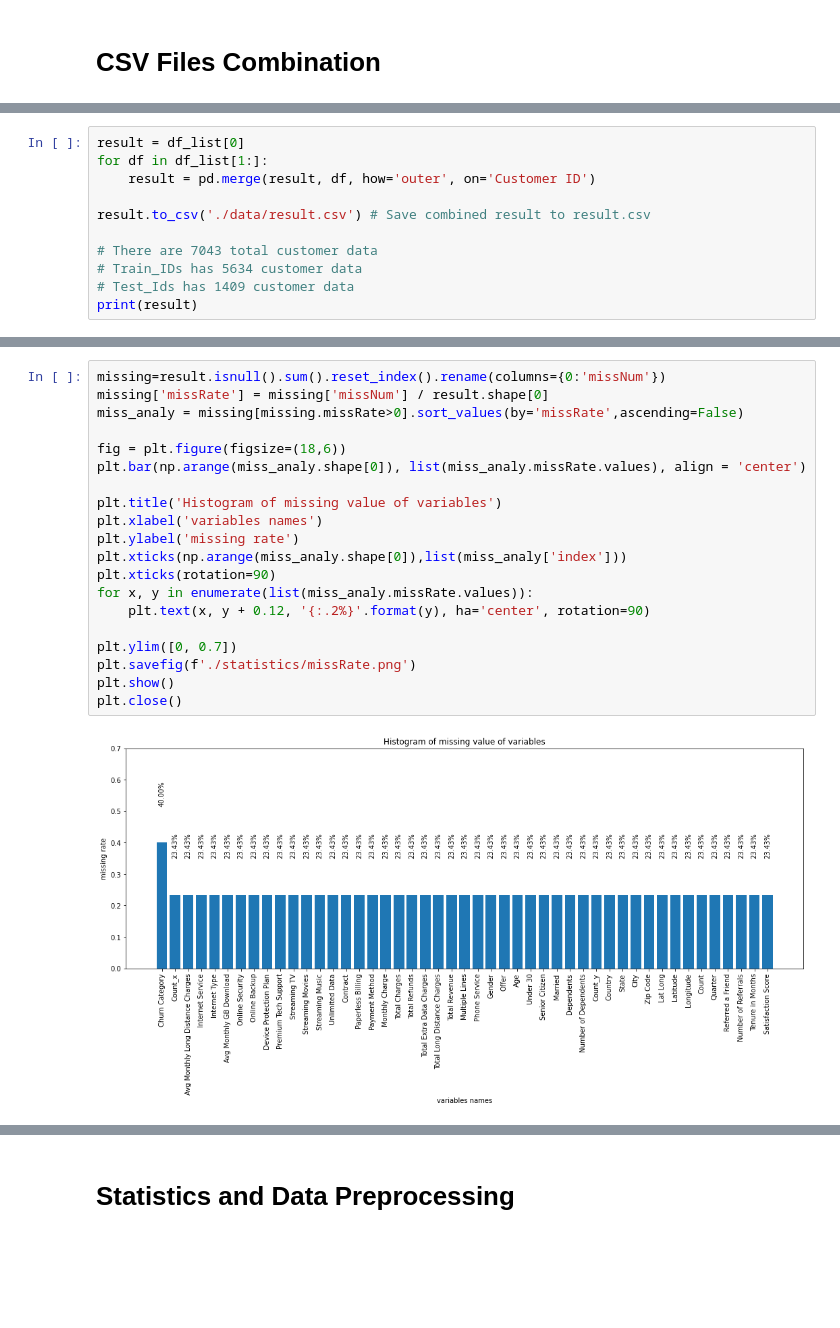
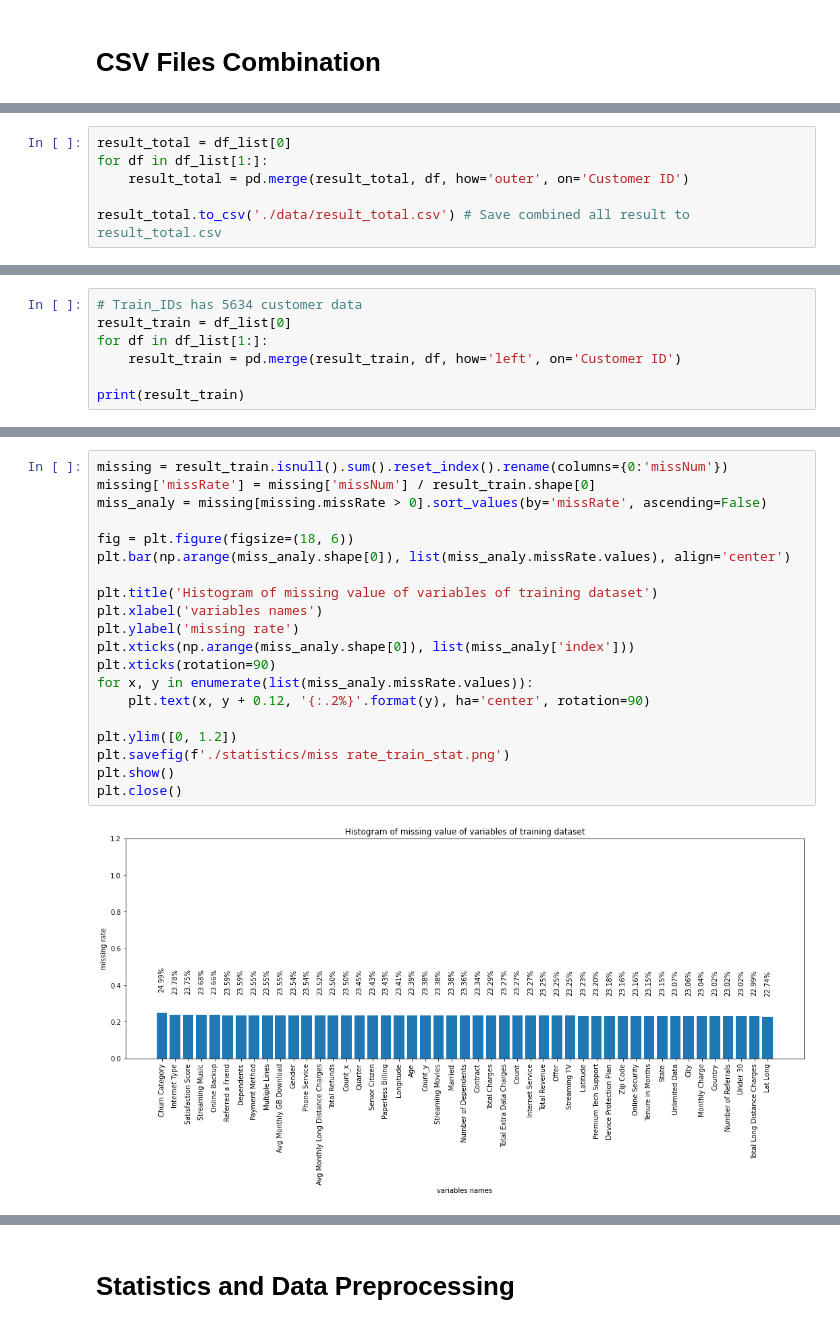
Before and after one commit to Offliners/ML2021_Fall, a Jupyter notebook: Final Project/HTML2021_Fall.ipynb, the cells around one changed output, grey strips where cells are left out. Cells and saved outputs as stored; diff of their text form; blank space fills up the shorter version.

```diff
--- a/Final Project/HTML2021_Fall.ipynb
+++ b/Final Project/HTML2021_Fall.ipynb
@@ -97,11 +90,6 @@ print(df_list[0]) # Train IDs
 # %%
-result = df_list[0]
+result_total = df_list[0]
 for df in df_list[1:]:
-    result = pd.merge(result, df, how='outer', on='Customer ID')
+    result_total = pd.merge(result_total, df, how='outer', on='Customer ID')
 
-result.to_csv('./data/result.csv') # Save combined result to result.csv
-
-# There are 7043 total customer data
-# Train_IDs has 5634 customer data
-# Test_Ids has 1409 customer data
-print(result)
+result_total.to_csv('./data/result_total.csv') # Save combined all result to result_total.csv
@@ -122,0 +114,7 @@ print(result)
+# %%
+# Train_IDs has 5634 customer data
+result_train = df_list[0]
+for df in df_list[1:]:
+    result_train = pd.merge(result_train, df, how='left', on='Customer ID')
+
+print(result_train)
@@ -154,23 +190,23 @@ Index(['Customer ID', 'Count_x', 'Gender', 'Age', 'Under 30', 'Senior Citizen',
       dtype='object')
 # %%
-missing=result.isnull().sum().reset_index().rename(columns={0:'missNum'})
-missing['missRate'] = missing['missNum'] / result.shape[0]
-miss_analy = missing[missing.missRate>0].sort_values(by='missRate',ascending=False)
+missing = result_train.isnull().sum().reset_index().rename(columns={0:'missNum'})
+missing['missRate'] = missing['missNum'] / result_train.shape[0]
+miss_analy = missing[missing.missRate > 0].sort_values(by='missRate', ascending=False)
 
-fig = plt.figure(figsize=(18,6))
-plt.bar(np.arange(miss_analy.shape[0]), list(miss_analy.missRate.values), align = 'center')
+fig = plt.figure(figsize=(18, 6))
+plt.bar(np.arange(miss_analy.shape[0]), list(miss_analy.missRate.values), align='center')
 
-plt.title('Histogram of missing value of variables')
+plt.title('Histogram of missing value of variables of training dataset')
 plt.xlabel('variables names')
 plt.ylabel('missing rate')
-plt.xticks(np.arange(miss_analy.shape[0]),list(miss_analy['index']))
+plt.xticks(np.arange(miss_analy.shape[0]), list(miss_analy['index']))
 plt.xticks(rotation=90)
 for x, y in enumerate(list(miss_analy.missRate.values)):
     plt.text(x, y + 0.12, '{:.2%}'.format(y), ha='center', rotation=90)
 
-plt.ylim([0, 0.7])
-plt.savefig(f'./statistics/missRate.png')
+plt.ylim([0, 1.2])
+plt.savefig(f'./statistics/miss rate_train_stat.png')
 plt.show()
 plt.close()
 # %% [output]
-[figure, old version]
+[figure, new version]
```
Also changed, not shown: parts of 30 cells of this notebook.
